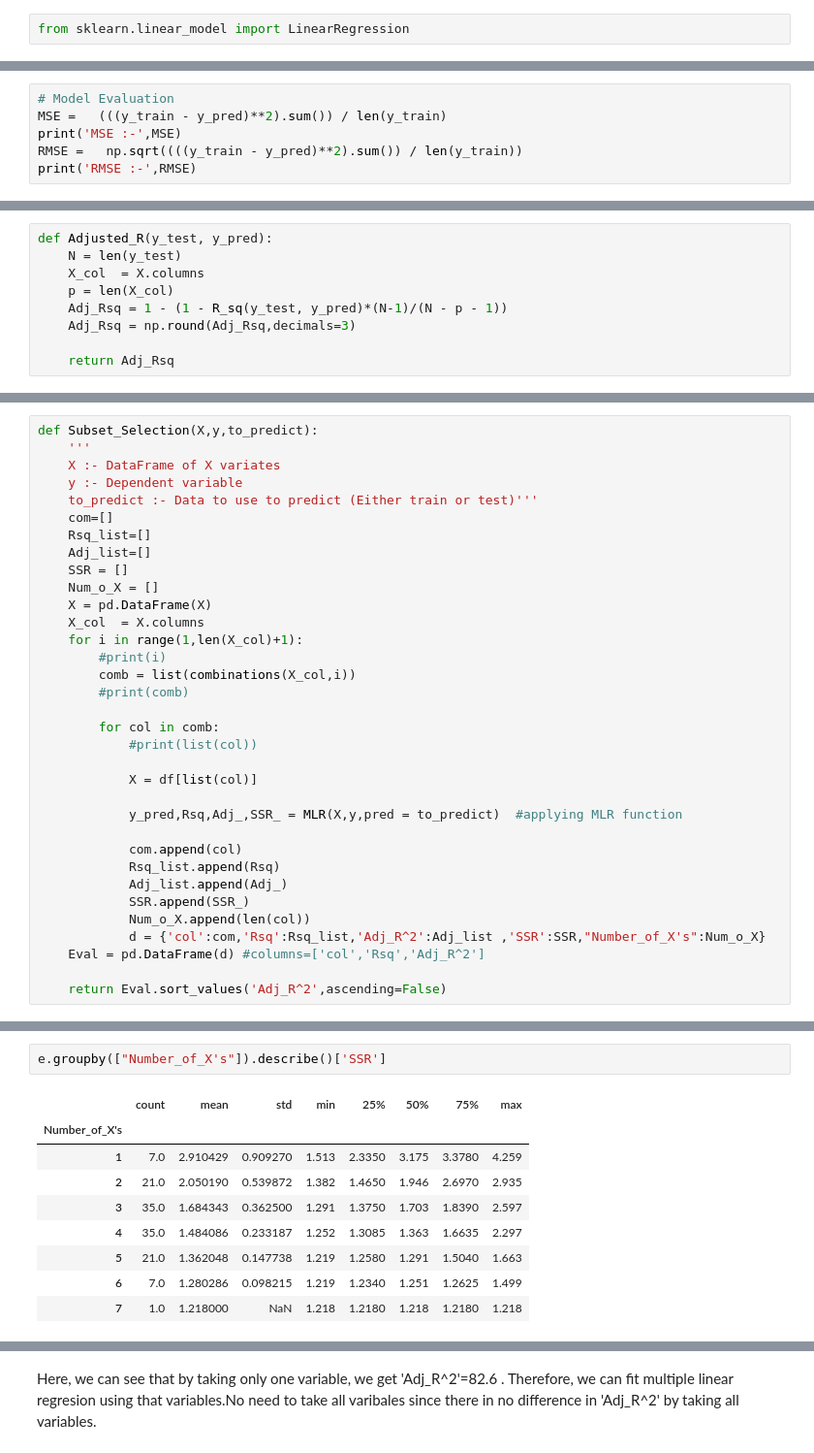
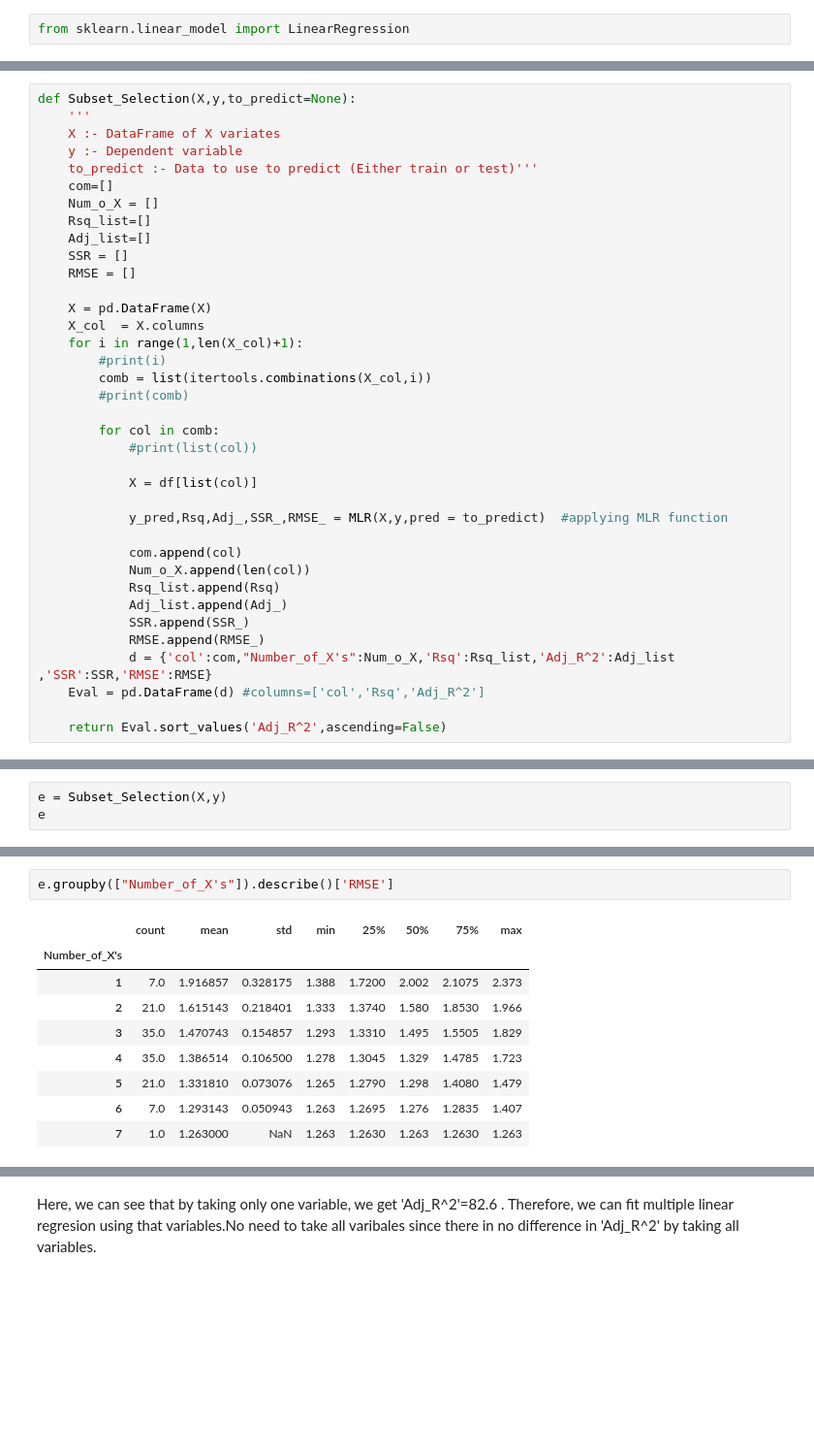
Before and after one commit to Jayesh-Chavan/Machine-Learning, a Jupyter notebook: Linear Regression/Multiple Regression.ipynb, the cells around one changed output, grey strips where cells are left out. Shown at 97% size. Cells and saved outputs as stored; diff of their text form; blank space fills up the shorter version.

```diff
--- a/Linear Regression/Multiple Regression.ipynb
+++ b/Linear Regression/Multiple Regression.ipynb
@@ -110,6 +81,0 @@ y_pred = lm.predict(X_train)
-# %%
-# Model Evaluation
-MSE =   (((y_train - y_pred)**2).sum()) / len(y_train)
-print('MSE :-',MSE)
-RMSE =   np.sqrt((((y_train - y_pred)**2).sum()) / len(y_train))
-print('RMSE :-',RMSE)
@@ -131,9 +81,0 @@ def R_sq(y_test, y_pred):
-# %%
-def Adjusted_R(y_test, y_pred):
-    N = len(y_test)
-    X_col  = X.columns
-    p = len(X_col)
-    Adj_Rsq = 1 - (1 - R_sq(y_test, y_pred)*(N-1)/(N - p - 1))
-    Adj_Rsq = np.round(Adj_Rsq,decimals=3)
-
-    return Adj_Rsq
@@ -177,19 +124,21 @@ len(MLR(X,y, 'train' ))
 # %%
-def Subset_Selection(X,y,to_predict):
+def Subset_Selection(X,y,to_predict=None):
     '''
     X :- DataFrame of X variates
     y :- Dependent variable
     to_predict :- Data to use to predict (Either train or test)'''
     com=[]
+    Num_o_X = []
     Rsq_list=[]
     Adj_list=[]
     SSR = []
-    Num_o_X = []
+    RMSE = []
+
     X = pd.DataFrame(X)
     X_col  = X.columns
     for i in range(1,len(X_col)+1):
         #print(i)
-        comb = list(combinations(X_col,i))
+        comb = list(itertools.combinations(X_col,i))
         #print(comb)
 
         for col in comb:
@@ -197,14 +146,15 @@ def Subset_Selection(X,y,to_predict):
 
             X = df[list(col)]
 
-            y_pred,Rsq,Adj_,SSR_ = MLR(X,y,pred = to_predict)  #applying MLR function
+            y_pred,Rsq,Adj_,SSR_,RMSE_ = MLR(X,y,pred = to_predict)  #applying MLR function
 
             com.append(col)
+            Num_o_X.append(len(col))
             Rsq_list.append(Rsq)
             Adj_list.append(Adj_)
             SSR.append(SSR_)
-            Num_o_X.append(len(col))
-            d = {'col':com,'Rsq':Rsq_list,'Adj_R^2':Adj_list ,'SSR':SSR,"Number_of_X's":Num_o_X}
+            RMSE.append(RMSE_)
+            d = {'col':com,"Number_of_X's":Num_o_X,'Rsq':Rsq_list,'Adj_R^2':Adj_list ,'SSR':SSR,'RMSE':RMSE}
     Eval = pd.DataFrame(d) #columns=['col','Rsq','Adj_R^2']
 
     return Eval.sort_values('Adj_R^2',ascending=False)
@@ -231,0 +214,3 @@ e
+# %%
+e = Subset_Selection(X,y)
+e
@@ -232,15 +231,15 @@ e
 # %%
-e.groupby(["Number_of_X's"]).describe()['SSR']
+e.groupby(["Number_of_X's"]).describe()['RMSE']
 # %% [output]
 |  | count | mean | std | min | 25% | 50% | 75% | max |
 | Number_of_X's |  |  |  |  |  |  |  |  |
-| 1 | 7.0 | 2.910429 | 0.909270 | 1.513 | 2.3350 | 3.175 | 3.3780 | 4.259 |
-| 2 | 21.0 | 2.050190 | 0.539872 | 1.382 | 1.4650 | 1.946 | 2.6970 | 2.935 |
-| 3 | 35.0 | 1.684343 | 0.362500 | 1.291 | 1.3750 | 1.703 | 1.8390 | 2.597 |
-| 4 | 35.0 | 1.484086 | 0.233187 | 1.252 | 1.3085 | 1.363 | 1.6635 | 2.297 |
-| 5 | 21.0 | 1.362048 | 0.147738 | 1.219 | 1.2580 | 1.291 | 1.5040 | 1.663 |
-| 6 | 7.0 | 1.280286 | 0.098215 | 1.219 | 1.2340 | 1.251 | 1.2625 | 1.499 |
-| 7 | 1.0 | 1.218000 | NaN | 1.218 | 1.2180 | 1.218 | 1.2180 | 1.218 |
+| 1 | 7.0 | 1.916857 | 0.328175 | 1.388 | 1.7200 | 2.002 | 2.1075 | 2.373 |
+| 2 | 21.0 | 1.615143 | 0.218401 | 1.333 | 1.3740 | 1.580 | 1.8530 | 1.966 |
+| 3 | 35.0 | 1.470743 | 0.154857 | 1.293 | 1.3310 | 1.495 | 1.5505 | 1.829 |
+| 4 | 35.0 | 1.386514 | 0.106500 | 1.278 | 1.3045 | 1.329 | 1.4785 | 1.723 |
+| 5 | 21.0 | 1.331810 | 0.073076 | 1.265 | 1.2790 | 1.298 | 1.4080 | 1.479 |
+| 6 | 7.0 | 1.293143 | 0.050943 | 1.263 | 1.2695 | 1.276 | 1.2835 | 1.407 |
+| 7 | 1.0 | 1.263000 | NaN | 1.263 | 1.2630 | 1.263 | 1.2630 | 1.263 |
 # %%
 e.groupby(["Number_of_X's"]).describe()['Adj_R^2']
 # %% [output]
```
Also changed, not shown: parts of 43 cells of this notebook.
